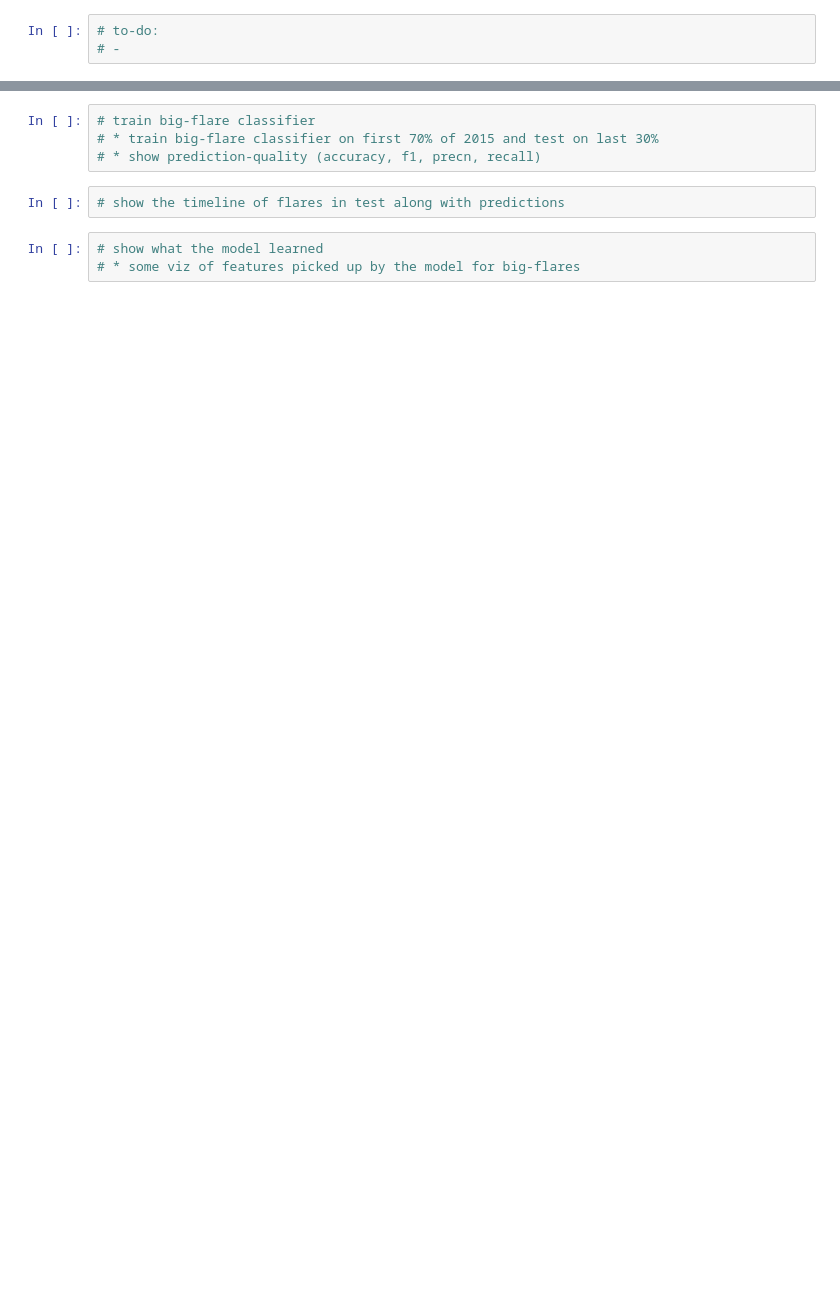
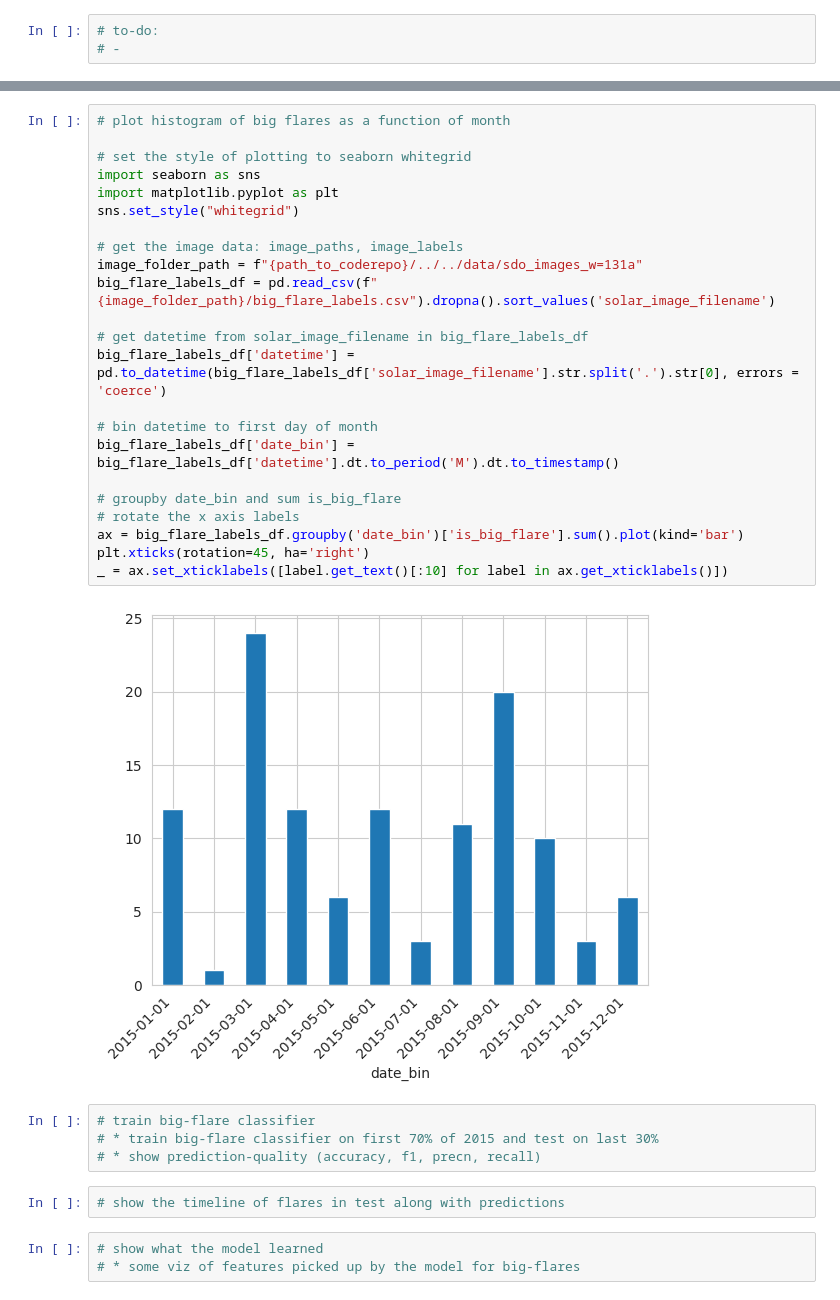
Before and after one commit to aishstronomer/flare-finder, a Jupyter notebook: flare_classifier.ipynb, the cells around one changed output, grey strips where cells are left out. Cells and saved outputs as stored; diff of their text form; blank space fills up the shorter version.

Commit message:
plotted the distribution of big flares in 2015

```diff
--- a/flare_classifier.ipynb
+++ b/flare_classifier.ipynb
@@ -390,3 +392,28 @@ test_metrics: {'accuracy': 0.97, 'f1': 0.61, 'precision_class_1': 1.0, 'recall_c
+# %%
+# plot histogram of big flares as a function of month
+
+# set the style of plotting to seaborn whitegrid
+import seaborn as sns
+import matplotlib.pyplot as plt
+sns.set_style("whitegrid")
+
+# get the image data: image_paths, image_labels
+image_folder_path = f"{path_to_coderepo}/../../data/sdo_images_w=131a"
+big_flare_labels_df = pd.read_csv(f"{image_folder_path}/big_flare_labels.csv").dropna().sort_values('solar_image_filename')
+
+# get datetime from solar_image_filename in big_flare_labels_df
+big_flare_labels_df['datetime'] = pd.to_datetime(big_flare_labels_df['solar_image_filename'].str.split('.').str[0], errors = 'coerce')
+
+# bin datetime to first day of month
+big_flare_labels_df['date_bin'] = big_flare_labels_df['datetime'].dt.to_period('M').dt.to_timestamp()
+
+# groupby date_bin and sum is_big_flare
+# rotate the x axis labels
+ax = big_flare_labels_df.groupby('date_bin')['is_big_flare'].sum().plot(kind='bar')
+plt.xticks(rotation=45, ha='right')
+_ = ax.set_xticklabels([label.get_text()[:10] for label in ax.get_xticklabels()])
+# %% [output]
+[figure, added]
 # %%
 # train big-flare classifier
 # * train big-flare classifier on first 70% of 2015 and test on last 30%
```
Also changed, not shown: parts of 2 cells of this notebook.
